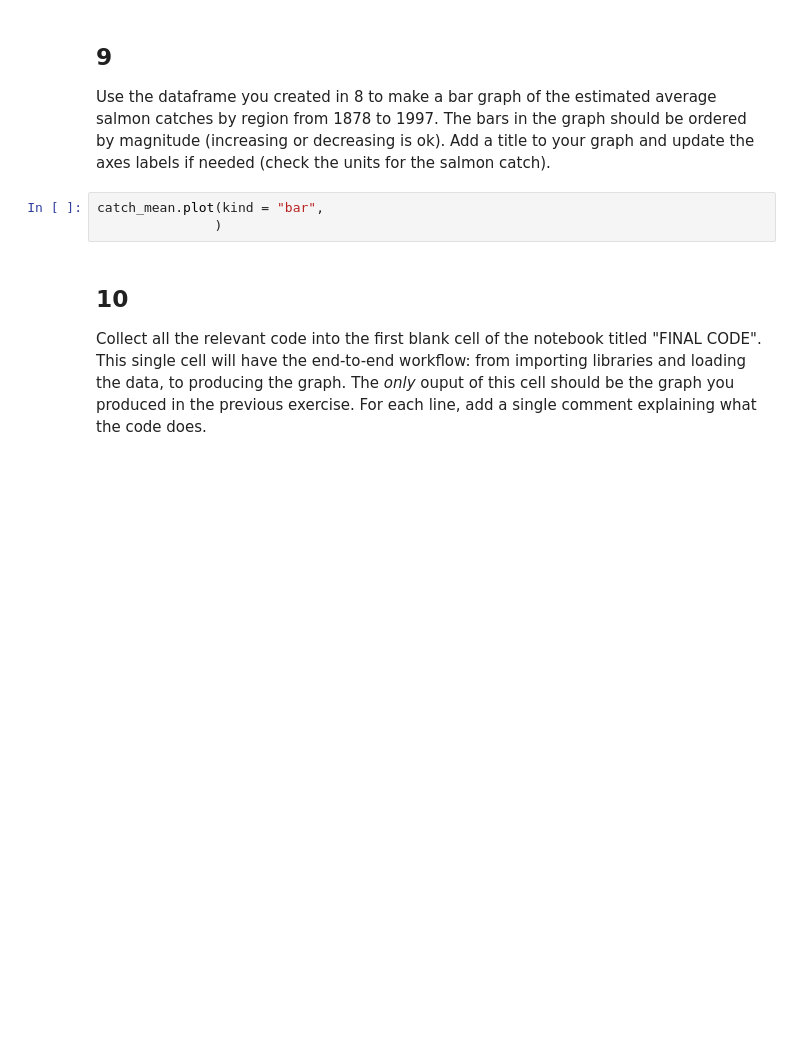
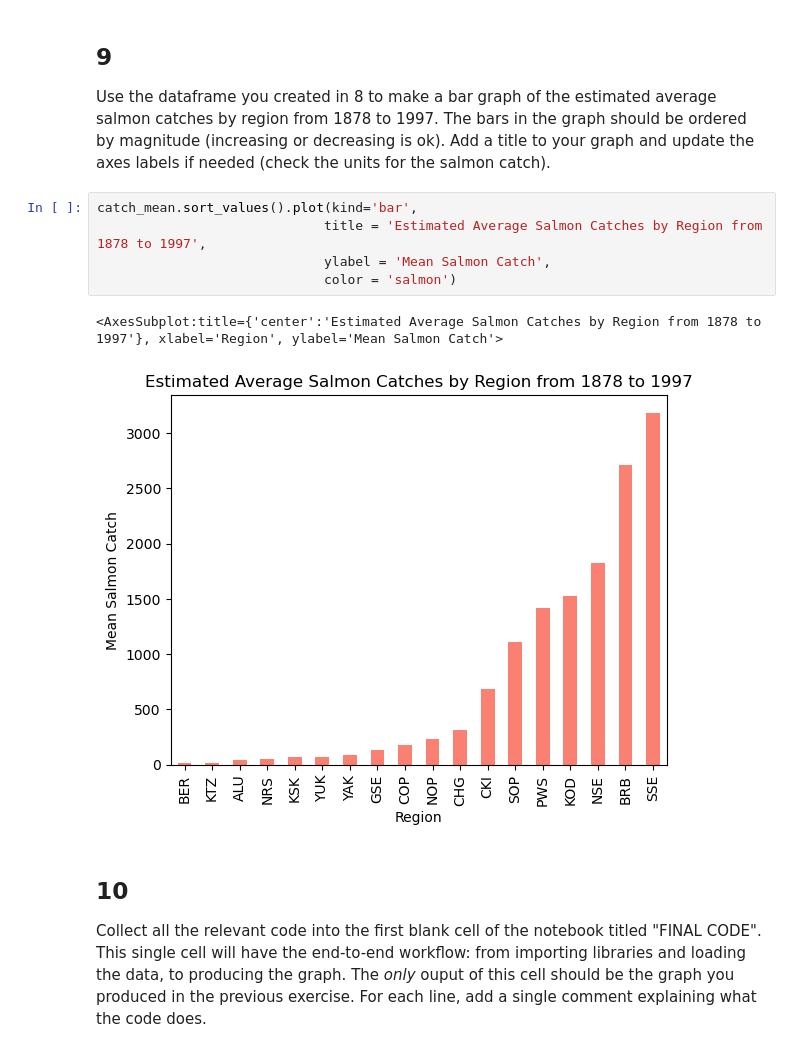
Before and after one commit to kristinaglass/eds220-hwk-2, a Jupyter notebook: hwk2-task3-salmon.ipynb, the cells around one changed output. Saved outputs shown, nothing was run; the diff lists cells and outputs as text; blank space fills up the shorter version.

Commit message:
added graph

```diff
--- a/hwk2-task3-salmon.ipynb
+++ b/hwk2-task3-salmon.ipynb
@@ -177,9 +177,14 @@ Name: Catch, dtype: float64
 ## 9
 
 Use the dataframe you created in 8 to make a bar graph of the estimated average salmon catches by region from 1878 to 1997. The bars in the graph should be ordered by magnitude (increasing or decreasing is ok). Add a title  to your graph and update the axes labels if needed (check the units for the salmon catch).
-# %%
-catch_mean.plot(kind = "bar",
-               )
+# %%
+catch_mean.sort_values().plot(kind='bar',
+                             title = 'Estimated Average Salmon Catches by Region from 1878 to 1997',
+                             ylabel = 'Mean Salmon Catch',
+                             color = 'salmon')
+# %% [output]
+<AxesSubplot:title={'center':'Estimated Average Salmon Catches by Region from 1878 to 1997'}, xlabel='Region', ylabel='Mean Salmon Catch'>
+[figure, added]
 # %% [markdown]
 ## 10
 
```
Also changed, not shown: parts of 2 cells of this notebook.
